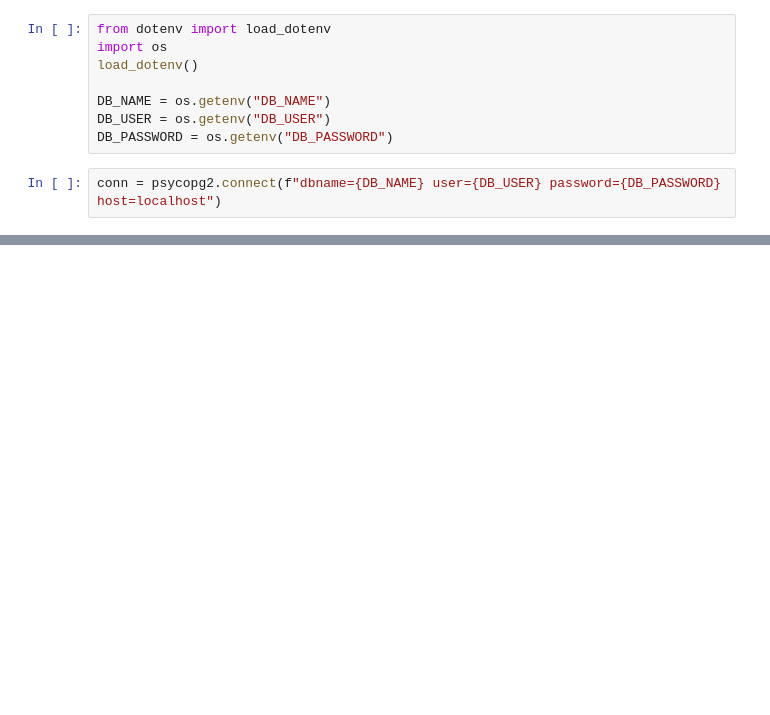
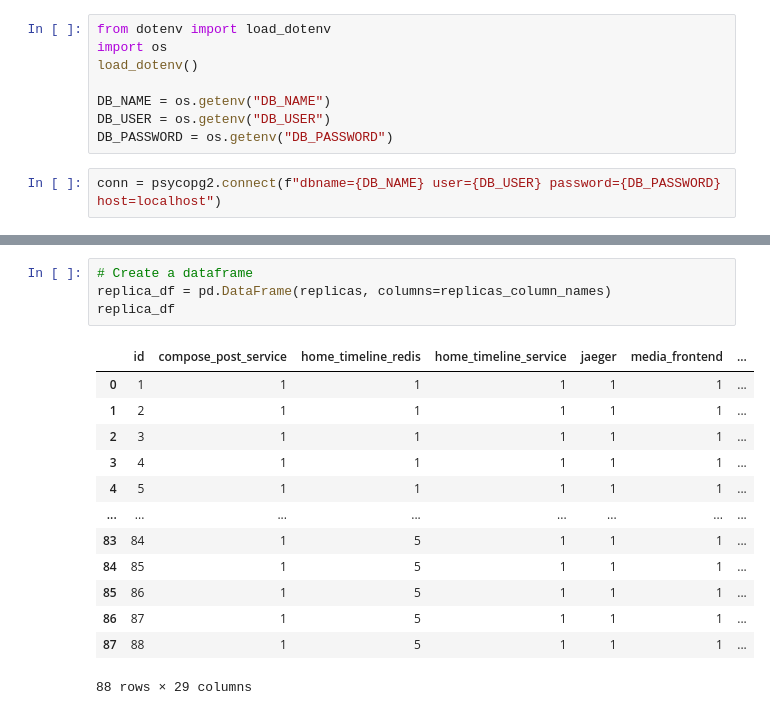
Before and after one commit to rozanfa/kubernetes-autoscaler, a Jupyter notebook: visualize.ipynb, the cells around one changed output, grey strips where cells are left out. Saved outputs shown, nothing was run; the diff lists cells and outputs as text; blank space fills up the shorter version.

```diff
--- a/visualize.ipynb
+++ b/visualize.ipynb
@@ -55,0 +80,18 @@ df_predicted.head()
+# %%
+# Create a dataframe
+replica_df = pd.DataFrame(replicas, columns=replicas_column_names)
+replica_df
+# %% [output]
+|  | id | compose_post_service | home_timeline_redis | home_timeline_service | jaeger | media_frontend | ... |
+| 0 | 1 | 1 | 1 | 1 | 1 | 1 | ... |
+| 1 | 2 | 1 | 1 | 1 | 1 | 1 | ... |
+| 2 | 3 | 1 | 1 | 1 | 1 | 1 | ... |
+| 3 | 4 | 1 | 1 | 1 | 1 | 1 | ... |
+| 4 | 5 | 1 | 1 | 1 | 1 | 1 | ... |
+| ... | ... | ... | ... | ... | ... | ... | ... |
+| 83 | 84 | 1 | 5 | 1 | 1 | 1 | ... |
+| 84 | 85 | 1 | 5 | 1 | 1 | 1 | ... |
+| 85 | 86 | 1 | 5 | 1 | 1 | 1 | ... |
+| 86 | 87 | 1 | 5 | 1 | 1 | 1 | ... |
+| 87 | 88 | 1 | 5 | 1 | 1 | 1 | ... |
+88 rows × 29 columns
```
Also changed, not shown: parts of 16 cells of this notebook, 16 other files.
